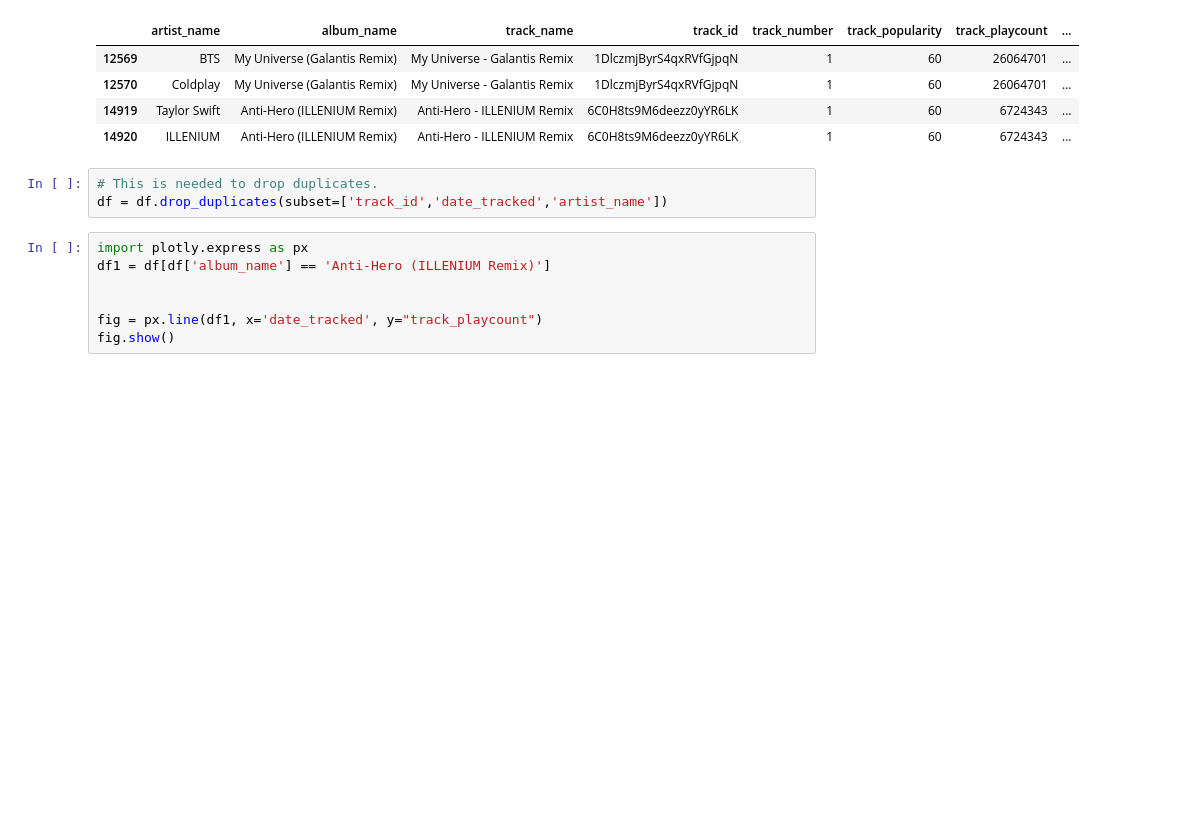
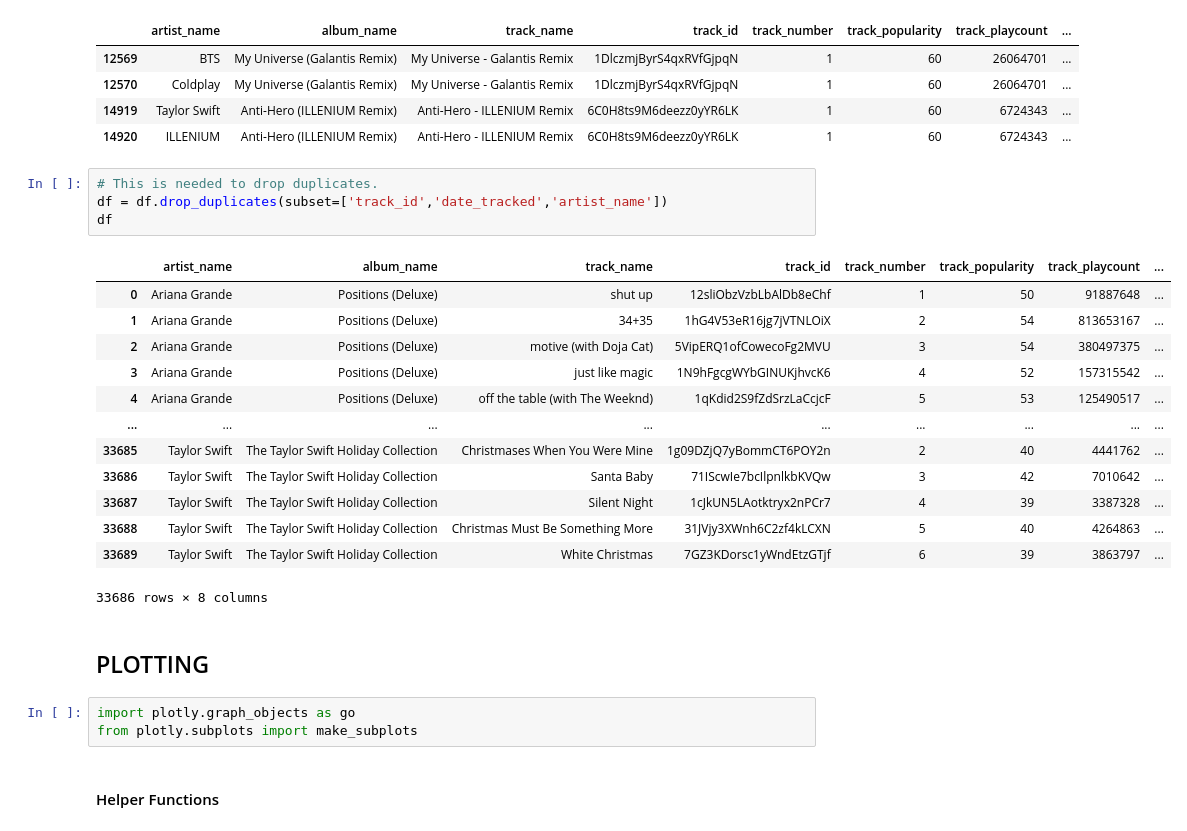
Before and after one commit to jttsai99/Spotify-PlayCounts, a Jupyter notebook: notebooks/visualizations.ipynb, the cells around one changed output. Saved outputs shown, nothing was run; the diff lists cells and outputs as text; blank space fills up the shorter version.

```diff
--- a/notebooks/visualizations.ipynb
+++ b/notebooks/visualizations.ipynb
@@ -366,10 +344,25 @@ df.loc[df.duplicated(subset=['track_id','date_tracked','artist_name']),:]
 # %%
 # This is needed to drop duplicates.
 df = df.drop_duplicates(subset=['track_id','date_tracked','artist_name'])
+df
+# %% [output]
+|  | artist_name | album_name | track_name | track_id | track_number | track_popularity | track_playcount | ... |
+| 0 | Ariana Grande | Positions (Deluxe) | shut up | 12sliObzVzbLbAlDb8eChf | 1 | 50 | 91887648 | ... |
+| 1 | Ariana Grande | Positions (Deluxe) | 34+35 | 1hG4V53eR16jg7jVTNLOiX | 2 | 54 | 813653167 | ... |
+| 2 | Ariana Grande | Positions (Deluxe) | motive (with Doja Cat) | 5VipERQ1ofCowecoFg2MVU | 3 | 54 | 380497375 | ... |
+| 3 | Ariana Grande | Positions (Deluxe) | just like magic | 1N9hFgcgWYbGINUKjhvcK6 | 4 | 52 | 157315542 | ... |
+| 4 | Ariana Grande | Positions (Deluxe) | off the table (with The Weeknd) | 1qKdid2S9fZdSrzLaCcjcF | 5 | 53 | 125490517 | ... |
+| ... | ... | ... | ... | ... | ... | ... | ... | ... |
+| 33685 | Taylor Swift | The Taylor Swift Holiday Collection | Christmases When You Were Mine | 1g09DZjQ7yBommCT6POY2n | 2 | 40 | 4441762 | ... |
+| 33686 | Taylor Swift | The Taylor Swift Holiday Collection | Santa Baby | 71IScwIe7bcIlpnlkbKVQw | 3 | 42 | 7010642 | ... |
+| 33687 | Taylor Swift | The Taylor Swift Holiday Collection | Silent Night | 1cJkUN5LAotktryx2nPCr7 | 4 | 39 | 3387328 | ... |
+| 33688 | Taylor Swift | The Taylor Swift Holiday Collection | Christmas Must Be Something More | 31JVjy3XWnh6C2zf4kLCXN | 5 | 40 | 4264863 | ... |
+| 33689 | Taylor Swift | The Taylor Swift Holiday Collection | White Christmas | 7GZ3KDorsc1yWndEtzGTjf | 6 | 39 | 3863797 | ... |
+33686 rows × 8 columns
-# %%
-import plotly.express as px
-df1 = df[df['album_name'] == 'Anti-Hero (ILLENIUM Remix)']
-
-
-fig = px.line(df1, x='date_tracked', y="track_playcount")
-fig.show()
+# %% [markdown]
+## PLOTTING
+# %%
+import plotly.graph_objects as go
+from plotly.subplots import make_subplots
+# %% [markdown]
+#### Helper Functions
```
Also changed, not shown: parts of 45 cells of this notebook, 3 other files.
